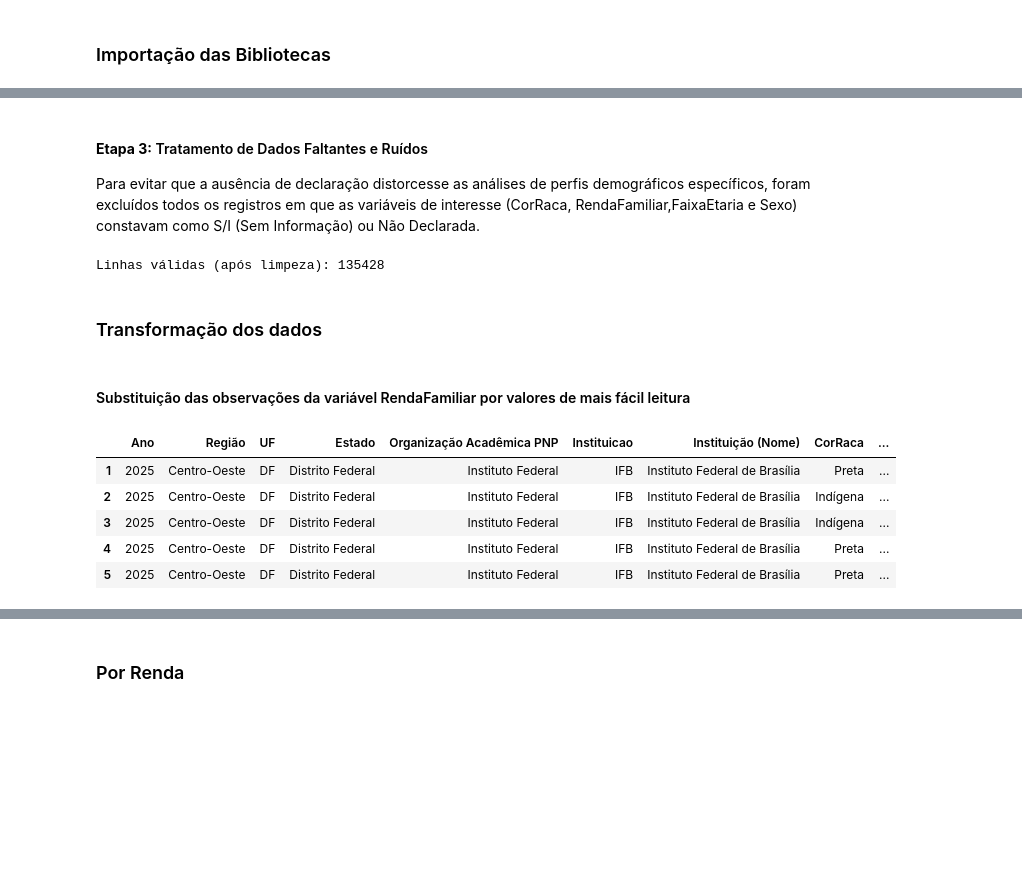
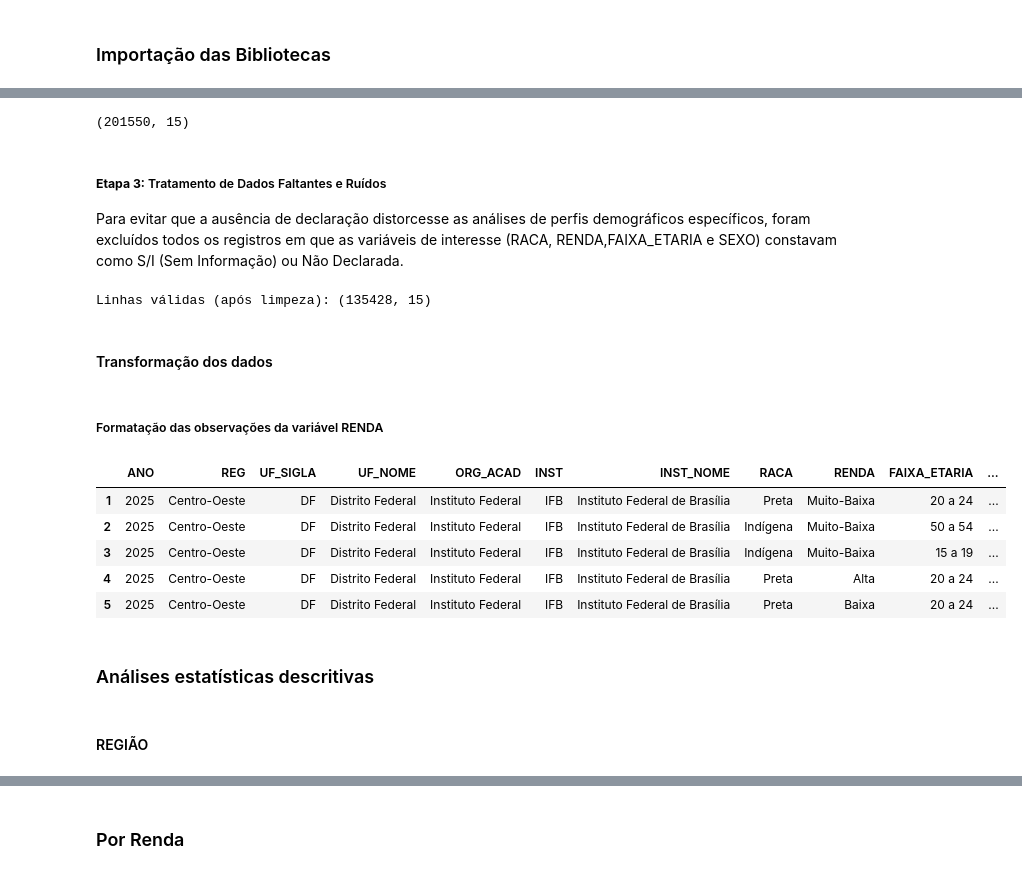
Before and after one commit to Sandro-IFTM/Mara_Projeto4, a Jupyter notebook: Notebooks/notePerfisCandidatos.ipynb, the cells around one changed output, grey strips where cells are left out. Drawn from its saved outputs; the diff is of its cells as text; code cells hidden in the pictures; blank space fills up the shorter version.

```diff
--- a/Notebooks/notePerfisCandidatos.ipynb
+++ b/Notebooks/notePerfisCandidatos.ipynb
@@ -40,47 +62,60 @@ for col in df.select_dtypes(include='object').columns:
 
 O estudo focou especificamente nos Institutos Federais de Ensino. Para isso, os dados foram filtrados para incluir apenas as instituições cujos nomes iniciavam com "IF" (Institutos Federais).
-# %%
-# Filtro para Institutos Federais
-df = df[df['Instituicao'].str.startswith('IF', na=False)]
+# %%
+# Filtro para Institutos Federais
+df = df[df['ORG_ACAD'] == 'Instituto Federal']
+df.shape
+# %% [output]
+(201550, 15)
 # %% [markdown]
-#### **Etapa 3:** Tratamento de Dados Faltantes e Ruídos
+##### **Etapa 3:** Tratamento de Dados Faltantes e Ruídos
 
-Para evitar que a ausência de declaração distorcesse as análises de perfis demográficos específicos, foram excluídos todos os registros em que as variáveis de interesse (CorRaca, RendaFamiliar,FaixaEtaria e Sexo) constavam como S/I (Sem Informação) ou Não Declarada.
+Para evitar que a ausência de declaração distorcesse as análises de perfis demográficos específicos, foram excluídos todos os registros em que as variáveis de interesse (RACA, RENDA,FAIXA_ETARIA e SEXO) constavam como S/I (Sem Informação) ou Não Declarada.
 # %%
 # Remoção de classes sem informação declarada
 remover = ['S/I', 'Não Declarada', 'Não declarada']
-df = df[~df['CorRaca'].isin(remover)]
-df = df[~df['RendaFamiliar'].isin(remover)]
-df = df[~df['FaixaEtaria'].isin(remover)]
-df = df[~df['Sexo'].isin(remover)]
+df = df[~df['RACA'].isin(remover)]
+df = df[~df['RENDA'].isin(remover)]
+df = df[~df['FAIXA_ETARIA'].isin(remover)]
+df = df[~df['SEXO'].isin(remover)]
 
-print(f"Linhas válidas (após limpeza): {df.shape[0]}")
+# Nas colunas numéricas, vazio (NaN) significa 0 alunos
+df['CONCLUINTES'] = df['CONCLUINTES'].fillna(0)
+df['INGRESSANTES'] = df['INGRESSANTES'].fillna(0)
+df['VAGAS'] = df['VAGAS'].fillna(0)
+
+
+print(f"Linhas válidas (após limpeza): {df.shape}")
 # %% [output]
-Linhas válidas (após limpeza): 135428
+Linhas válidas (após limpeza): (135428, 15)
 # %% [markdown]
-### Transformação dos dados
+#### Transformação dos dados
 # %% [markdown]
-#### Substituição das observações da variável RendaFamiliar por valores de mais fácil leitura
+##### Formatação das observações da variável RENDA
 # %%
 # Dicionário de mapeamento
 mapa_renda = {
-    '0<RFP<=0,5': 'Muito Baixa',
+    '0<RFP<=0,5': 'Muito-Baixa',
     '0,5<RFP<=1': 'Baixa',
     '1<RFP<=1,5': 'Média-Baixa',
     '1,5<RFP<=2,5': 'Média',
     '2,5<RFP<=3,5': 'Média-Alta',
     'RFP>3,5': 'Alta',
-    'Não declarada': 'Não Declarada'
+    'Não declarada': 'Não-Declarada'
 }
 
 # Substituir os valores na coluna do dataframe original
-df['RendaFamiliar'] = df['RendaFamiliar'].map(mapa_renda).fillna(df['RendaFamiliar'])
+df['RENDA'] = df['RENDA'].map(mapa_renda).fillna(df['RENDA'])
 
 df.head()
 # %% [output]
-|  | Ano | Região | UF | Estado | Organização Acadêmica PNP | Instituicao | Instituição (Nome) | CorRaca | ... |
-| 1 | 2025 | Centro-Oeste | DF | Distrito Federal | Instituto Federal | IFB | Instituto Federal de Brasília | Preta | ... |
-| 2 | 2025 | Centro-Oeste | DF | Distrito Federal | Instituto Federal | IFB | Instituto Federal de Brasília | Indígena | ... |
-| 3 | 2025 | Centro-Oeste | DF | Distrito Federal | Instituto Federal | IFB | Instituto Federal de Brasília | Indígena | ... |
-| 4 | 2025 | Centro-Oeste | DF | Distrito Federal | Instituto Federal | IFB | Instituto Federal de Brasília | Preta | ... |
-| 5 | 2025 | Centro-Oeste | DF | Distrito Federal | Instituto Federal | IFB | Instituto Federal de Brasília | Preta | ... |
+|  | ANO | REG | UF_SIGLA | UF_NOME | ORG_ACAD | INST | INST_NOME | RACA | RENDA | FAIXA_ETARIA | ... |
+| 1 | 2025 | Centro-Oeste | DF | Distrito Federal | Instituto Federal | IFB | Instituto Federal de Brasília | Preta | Muito-Baixa | 20 a 24 | ... |
+| 2 | 2025 | Centro-Oeste | DF | Distrito Federal | Instituto Federal | IFB | Instituto Federal de Brasília | Indígena | Muito-Baixa | 50 a 54 | ... |
+| 3 | 2025 | Centro-Oeste | DF | Distrito Federal | Instituto Federal | IFB | Instituto Federal de Brasília | Indígena | Muito-Baixa | 15 a 19 | ... |
+| 4 | 2025 | Centro-Oeste | DF | Distrito Federal | Instituto Federal | IFB | Instituto Federal de Brasília | Preta | Alta | 20 a 24 | ... |
+| 5 | 2025 | Centro-Oeste | DF | Distrito Federal | Instituto Federal | IFB | Instituto Federal de Brasília | Preta | Baixa | 20 a 24 | ... |
+# %% [markdown]
+### Análises estatísticas descritivas
+# %% [markdown]
+#### REGIÃO
```
Also changed, not shown: parts of 58 cells of this notebook.
